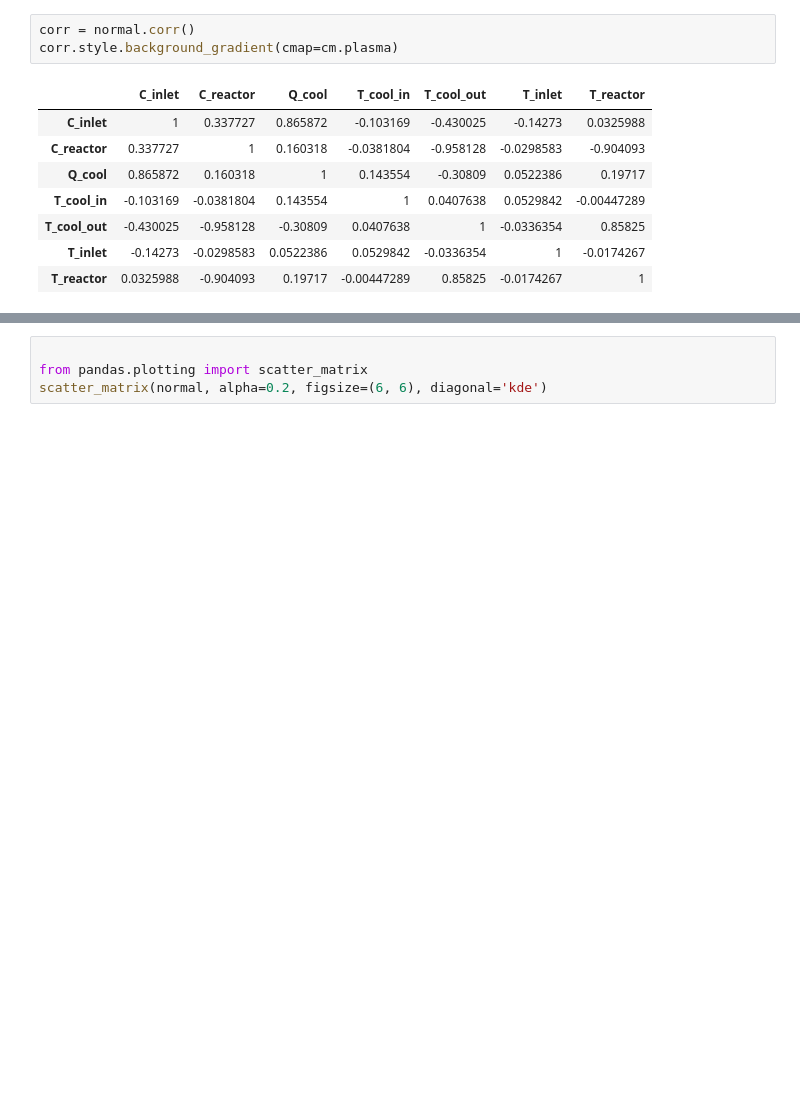
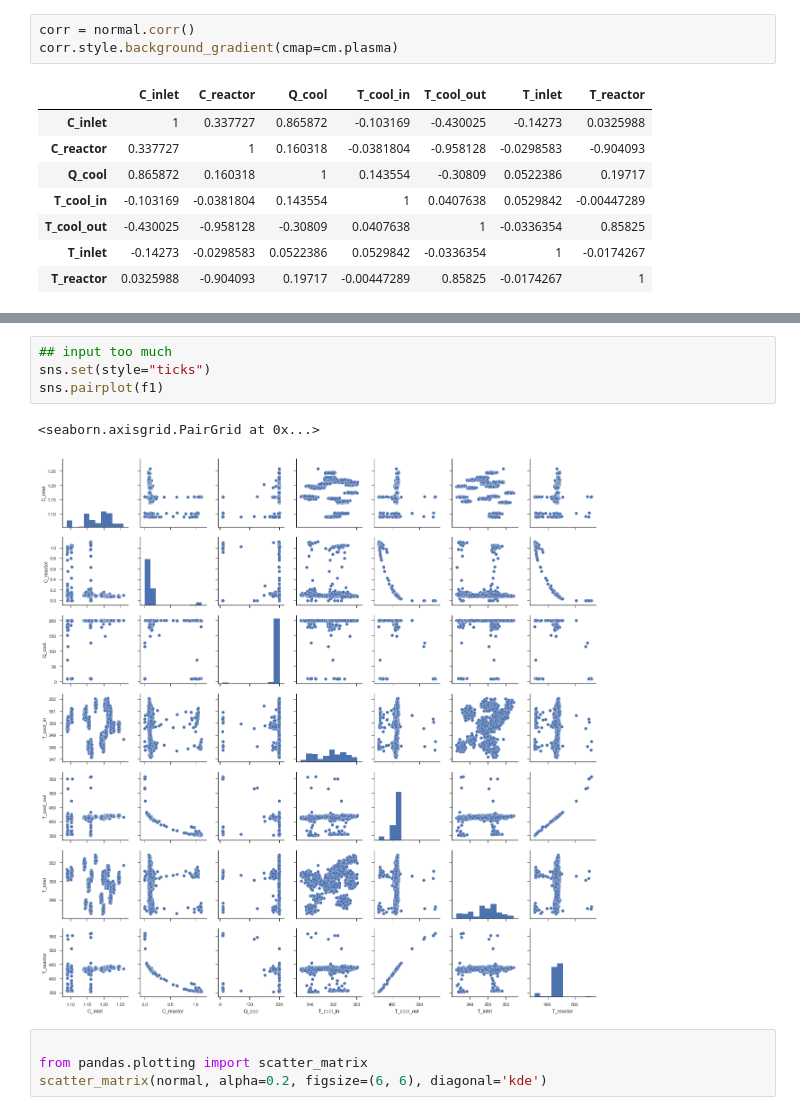
Before and after one commit to someoneinthecrowd/CSTR-chemical-timeseries, a Jupyter notebook: Final AI.ipynb, the cells around one changed output, grey strips where cells are left out. Saved outputs shown, nothing was run; the diff lists cells and outputs as text; blank space fills up the shorter version.

```diff
--- a/Final AI.ipynb
+++ b/Final AI.ipynb
@@ -57,3 +94,10 @@ sns.pairplot(normal)
+# %%
+## input too much
+sns.set(style="ticks")
+sns.pairplot(f1)
+# %% [output]
+<seaborn.axisgrid.PairGrid at 0x...>
+[figure, added]
 # %%
 
 from pandas.plotting import scatter_matrix
```
Also changed, not shown: parts of 4 cells of this notebook.
